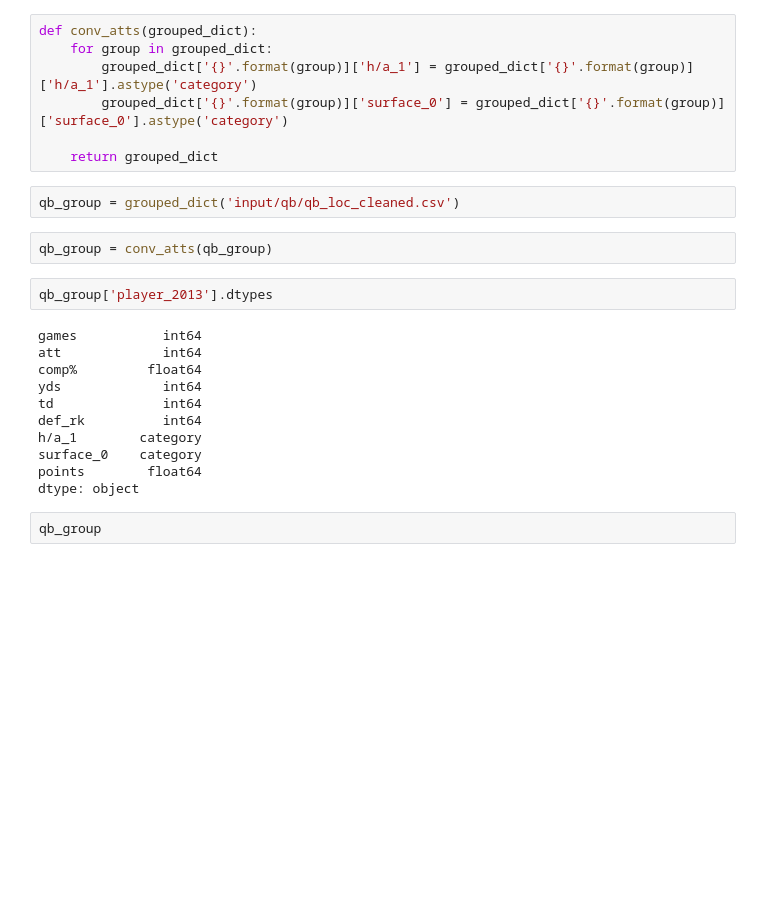
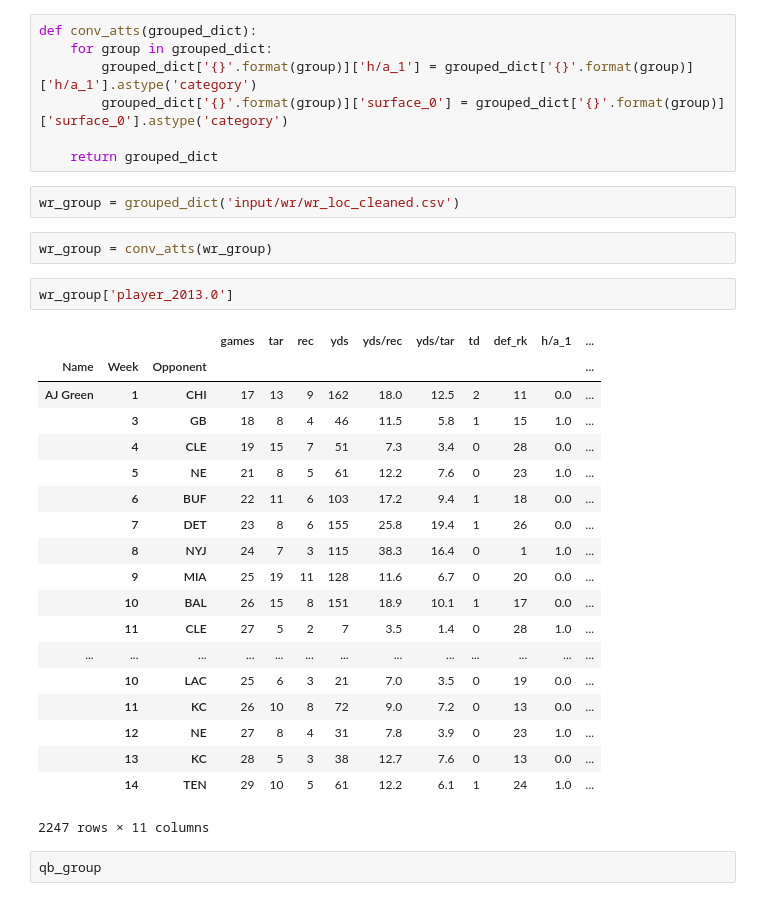
Before and after one commit to bobbdyai73/draftkings, a Jupyter notebook: feature_engineering.ipynb, the cells around one changed output. Cells and saved outputs as stored; diff of their text form; blank space fills up the shorter version.

```diff
--- a/feature_engineering.ipynb
+++ b/feature_engineering.ipynb
@@ -144,22 +151,31 @@ def conv_atts(grouped_dict):
 
     return grouped_dict
 # %%
-qb_group = grouped_dict('input/qb/qb_loc_cleaned.csv')
+wr_group = grouped_dict('input/wr/wr_loc_cleaned.csv')
-# %%
-qb_group = conv_atts(qb_group)
-# %%
-qb_group['player_2013'].dtypes
-# %% [output]
-games           int64
-att             int64
-comp%         float64
-yds             int64
-td              int64
-def_rk          int64
-h/a_1        category
-surface_0    category
-points        float64
-dtype: object
+# %%
+wr_group = conv_atts(wr_group)
+# %%
+wr_group['player_2013.0']
+# %% [output]
+|  |  |  | games | tar | rec | yds | yds/rec | yds/tar | td | def_rk | h/a_1 | ... |
+| Name | Week | Opponent |  |  |  |  |  |  |  |  |  | ... |
+| AJ Green | 1 | CHI | 17 | 13 | 9 | 162 | 18.0 | 12.5 | 2 | 11 | 0.0 | ... |
+|  | 3 | GB | 18 | 8 | 4 | 46 | 11.5 | 5.8 | 1 | 15 | 1.0 | ... |
+|  | 4 | CLE | 19 | 15 | 7 | 51 | 7.3 | 3.4 | 0 | 28 | 0.0 | ... |
+|  | 5 | NE | 21 | 8 | 5 | 61 | 12.2 | 7.6 | 0 | 23 | 1.0 | ... |
+|  | 6 | BUF | 22 | 11 | 6 | 103 | 17.2 | 9.4 | 1 | 18 | 0.0 | ... |
+|  | 7 | DET | 23 | 8 | 6 | 155 | 25.8 | 19.4 | 1 | 26 | 0.0 | ... |
+|  | 8 | NYJ | 24 | 7 | 3 | 115 | 38.3 | 16.4 | 0 | 1 | 1.0 | ... |
+|  | 9 | MIA | 25 | 19 | 11 | 128 | 11.6 | 6.7 | 0 | 20 | 0.0 | ... |
+|  | 10 | BAL | 26 | 15 | 8 | 151 | 18.9 | 10.1 | 1 | 17 | 0.0 | ... |
+|  | 11 | CLE | 27 | 5 | 2 | 7 | 3.5 | 1.4 | 0 | 28 | 1.0 | ... |
+| ... | ... | ... | ... | ... | ... | ... | ... | ... | ... | ... | ... | ... |
+|  | 10 | LAC | 25 | 6 | 3 | 21 | 7.0 | 3.5 | 0 | 19 | 0.0 | ... |
+|  | 11 | KC | 26 | 10 | 8 | 72 | 9.0 | 7.2 | 0 | 13 | 0.0 | ... |
+|  | 12 | NE | 27 | 8 | 4 | 31 | 7.8 | 3.9 | 0 | 23 | 1.0 | ... |
+|  | 13 | KC | 28 | 5 | 3 | 38 | 12.7 | 7.6 | 0 | 13 | 0.0 | ... |
+|  | 14 | TEN | 29 | 10 | 5 | 61 | 12.2 | 6.1 | 1 | 24 | 1.0 | ... |
+2247 rows × 11 columns
 # %%
 qb_group
 # %% [output]
```
Also changed, not shown: parts of 15 cells of this notebook, 32 other files.
